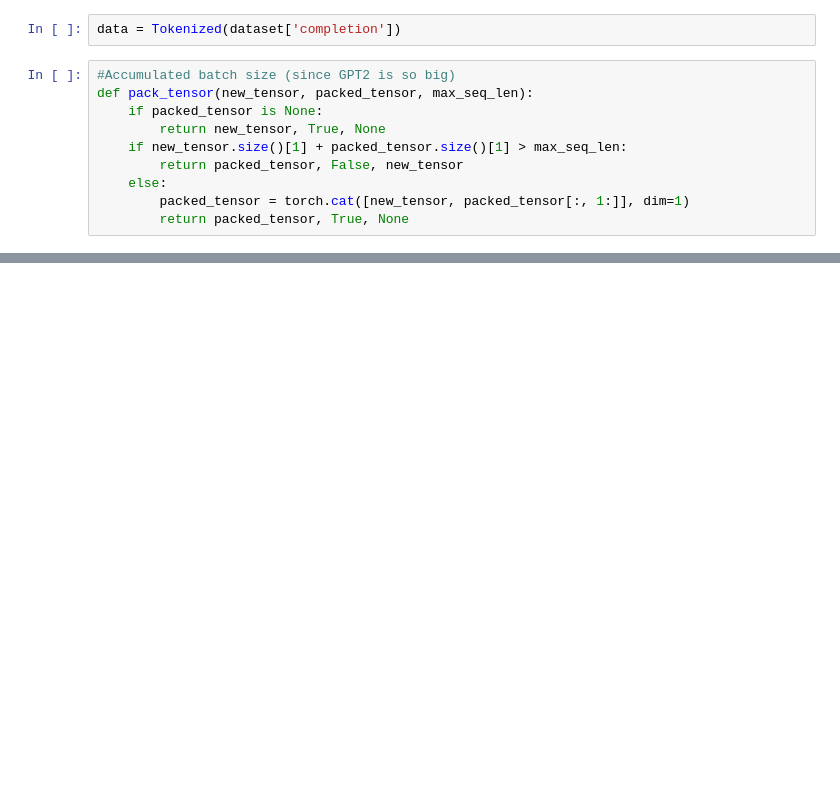
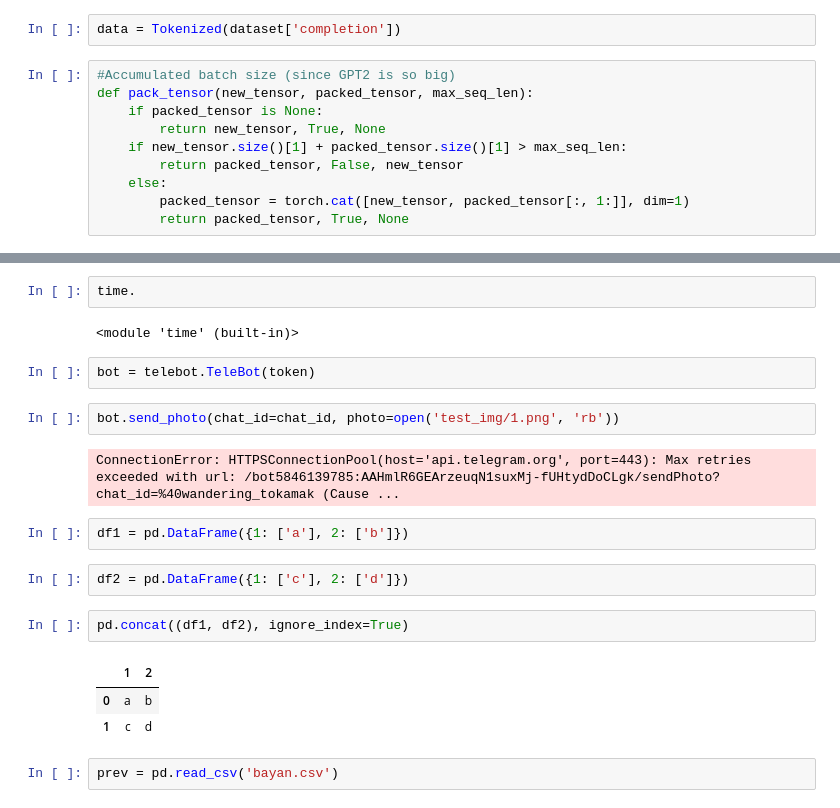
Before and after one commit to retroflexivity/wandering_tokamak, a Jupyter notebook: data.ipynb, the cells around one changed output, grey strips where cells are left out. Drawn from its saved outputs; the diff is of its cells as text; blank space fills up the shorter version.

```diff
--- a/data.ipynb
+++ b/data.ipynb
@@ -529,0 +714,22 @@ RuntimeError: Error(s) in loading state_dict for Module:
+# %%
+time.
+# %% [output]
+<module 'time' (built-in)>
+# %%
+bot = telebot.TeleBot(token)
+# %%
+bot.send_photo(chat_id=chat_id, photo=open('test_img/1.png', 'rb'))
+# %% [output]
+ConnectionError: HTTPSConnectionPool(host='api.telegram.org', port=443): Max retries exceeded with url: /bot5846139785:AAHmlR6GEArzeuqN1suxMj-fUHtydDoCLgk/sendPhoto?chat_id=%40wandering_tokamak (Cause ...
+# %%
+df1 = pd.DataFrame({1: ['a'], 2: ['b']})
+# %%
+df2 = pd.DataFrame({1: ['c'], 2: ['d']})
+# %%
+pd.concat((df1, df2), ignore_index=True)
+# %% [output]
+|  | 1 | 2 |
+| 0 | a | b |
+| 1 | c | d |
+# %%
+prev = pd.read_csv('bayan.csv')
```
Also changed, not shown: parts of 51 cells of this notebook, 5 other files.
